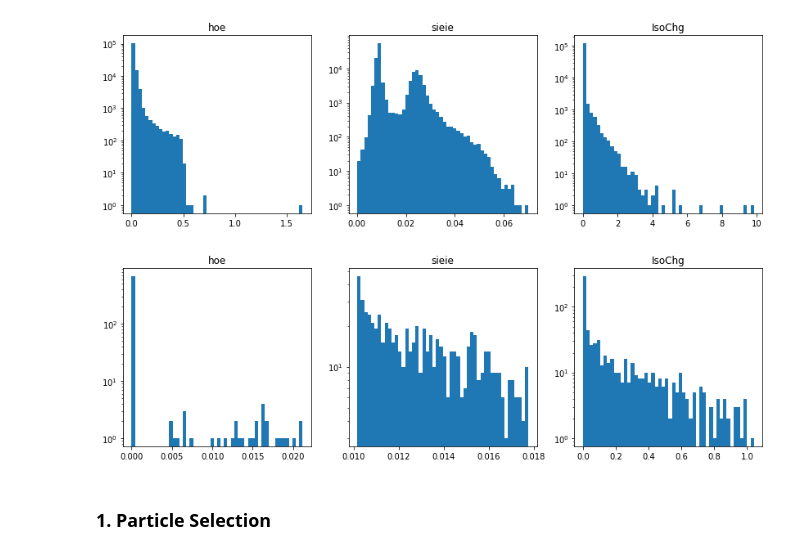
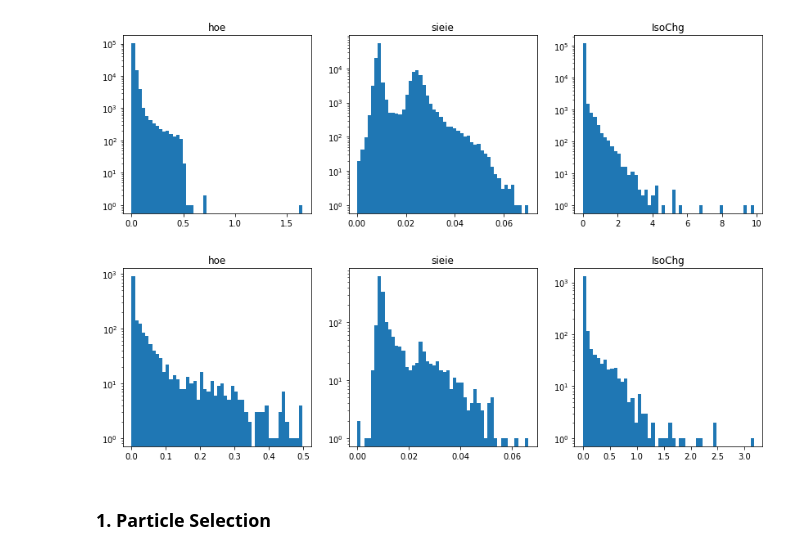
Before and after one commit to JW-corp/J.W_Analysis, a Jupyter notebook: Coffea_WZG/Jupyter/Test_FakePhoton.ipynb, the cells around one changed output. Cells and saved outputs as stored; diff of their text form; code cells hidden in the pictures.

```diff
--- a/Coffea_WZG/Jupyter/Test_FakePhoton.ipynb
+++ b/Coffea_WZG/Jupyter/Test_FakePhoton.ipynb
@@ -5,10 +5,10 @@ import numpy as np
 from tqdm import tqdm,trange
 import matplotlib.pyplot as plt
 # %%
-#infile="data/data/F61C1E0B-F61C-B044-9B45-A711DABCFB75_skim_2ElIdPt20.root"
+infile="data/data/F61C1E0B-F61C-B044-9B45-A711DABCFB75_skim_2ElIdPt20.root"
 
 #infile="data/mc/59AB328B-F0E3-F544-98BB-E5E55577C649_skim_2ElIdPt20.root"
-infile='data/data/7B56E217-555E-1C41-9494-491849A9835F_skim_2ElIdPt20.root'
+#infile='data/data/7B56E217-555E-1C41-9494-491849A9835F_skim_2ElIdPt20.root'
 # %%
 events = NanoEventsFactory.from_root(infile, schemaclass=NanoAODSchema).events()
 # %%
@@ -23,3 +46,5 @@ Photon.isScEtaEE
+# %%
+Photon_sel_without_sieie = m1 & m2 & m3 & m4 & m5 & m6
 # %%
 def flat_dim(arr):
 
@@ -83,11 +67,13 @@ Fake_Photon = Photon[Fakable_Photon_mask]
+# %%
+Photon_sel_without_sieie = Photon[Photon_sel_without_sieie]
 # %%
 make_hist(Photon)
 # %% [output]
 [figure]
 # %%
-make_hist(Fake_Photon)
+make_hist(Photon_sel_without_sieie)
 # %% [output]
-[figure, old version]
+[figure, new version]
 # %% [markdown]
 ### 1. Particle Selection
 # %%
```
Also changed, not shown: parts of 14 cells of this notebook, 1 other file.
